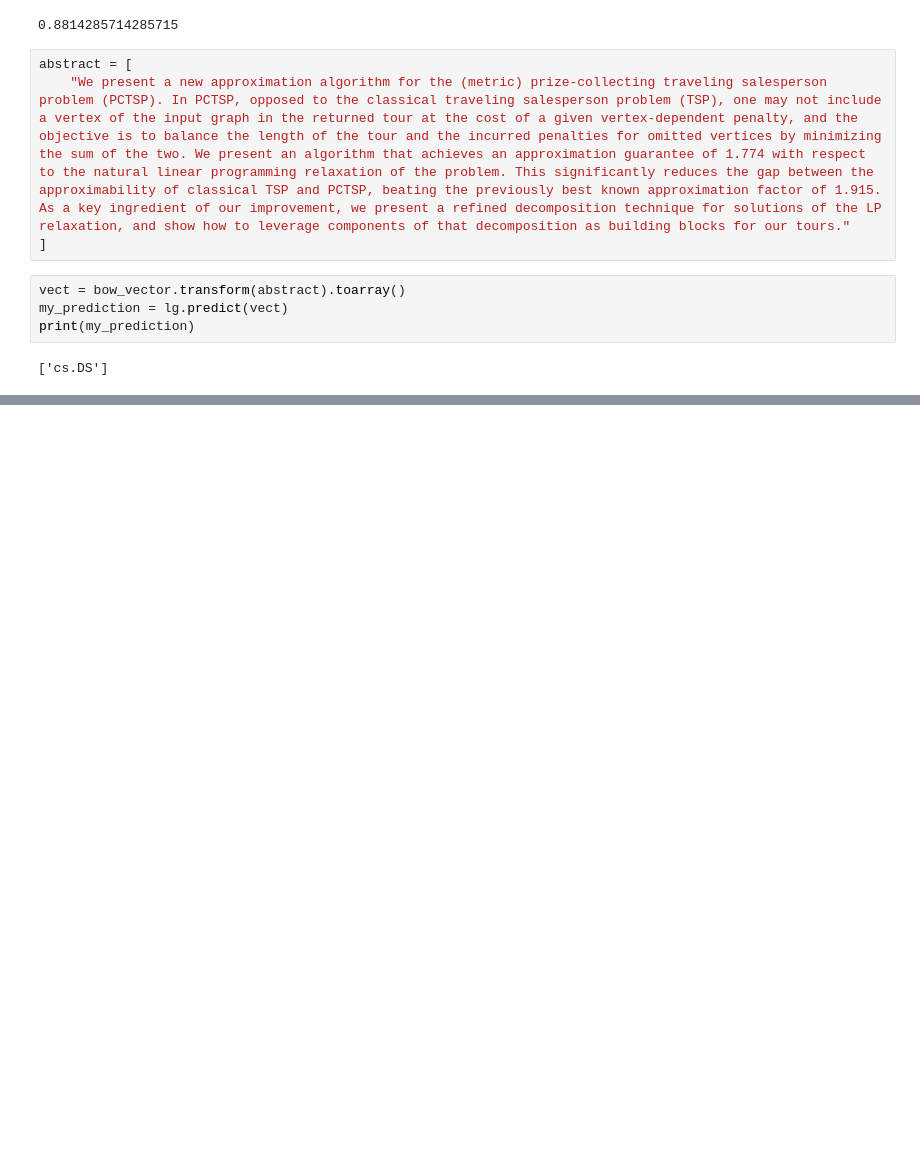
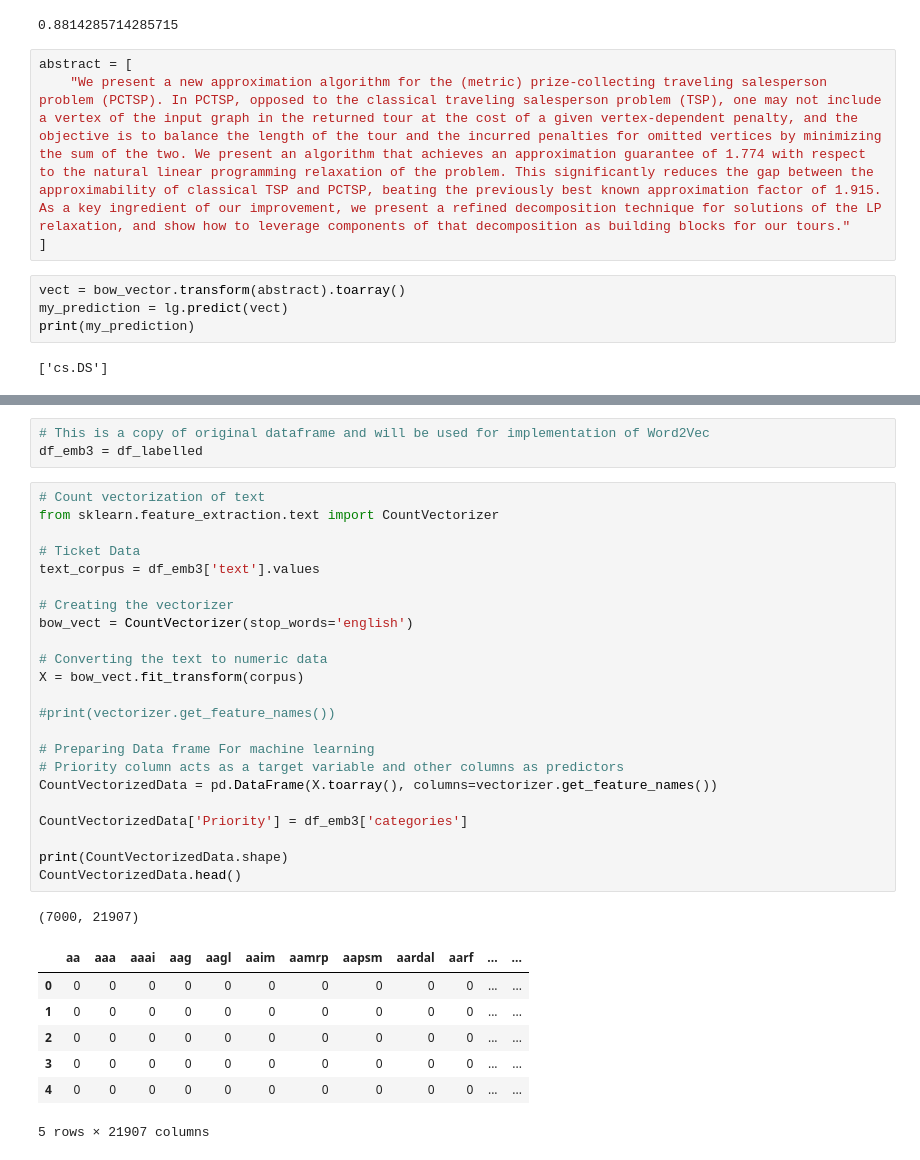
Before and after one commit to tiru-patel/Active-Learning-based-Research-Paper-Classification, a Jupyter notebook: main.ipynb, the cells around one changed output, grey strips where cells are left out. Drawn from its saved outputs; the diff is of its cells as text; blank space fills up the shorter version.

```diff
--- a/main.ipynb
+++ b/main.ipynb
@@ -386,0 +404,35 @@ print(accuracy_score(y_test, pred))
+# %%
+# This is a copy of original dataframe and will be used for implementation of Word2Vec
+df_emb3 = df_labelled
+# %%
+# Count vectorization of text
+from sklearn.feature_extraction.text import CountVectorizer
+
+# Ticket Data
+text_corpus = df_emb3['text'].values
+
+# Creating the vectorizer
+bow_vect = CountVectorizer(stop_words='english')
+
+# Converting the text to numeric data
+X = bow_vect.fit_transform(corpus)
+
+#print(vectorizer.get_feature_names())
+
+# Preparing Data frame For machine learning
+# Priority column acts as a target variable and other columns as predictors
+CountVectorizedData = pd.DataFrame(X.toarray(), columns=vectorizer.get_feature_names())
+
+CountVectorizedData['Priority'] = df_emb3['categories']
+
+print(CountVectorizedData.shape)
+CountVectorizedData.head()
+# %% [output]
+(7000, 21907)
+|  | aa | aaa | aaai | aag | aagl | aaim | aamrp | aapsm | aardal | aarf | ... | ... |
+| 0 | 0 | 0 | 0 | 0 | 0 | 0 | 0 | 0 | 0 | 0 | ... | ... |
+| 1 | 0 | 0 | 0 | 0 | 0 | 0 | 0 | 0 | 0 | 0 | ... | ... |
+| 2 | 0 | 0 | 0 | 0 | 0 | 0 | 0 | 0 | 0 | 0 | ... | ... |
+| 3 | 0 | 0 | 0 | 0 | 0 | 0 | 0 | 0 | 0 | 0 | ... | ... |
+| 4 | 0 | 0 | 0 | 0 | 0 | 0 | 0 | 0 | 0 | 0 | ... | ... |
+5 rows × 21907 columns
```
Also changed, not shown: parts of 43 cells of this notebook.
